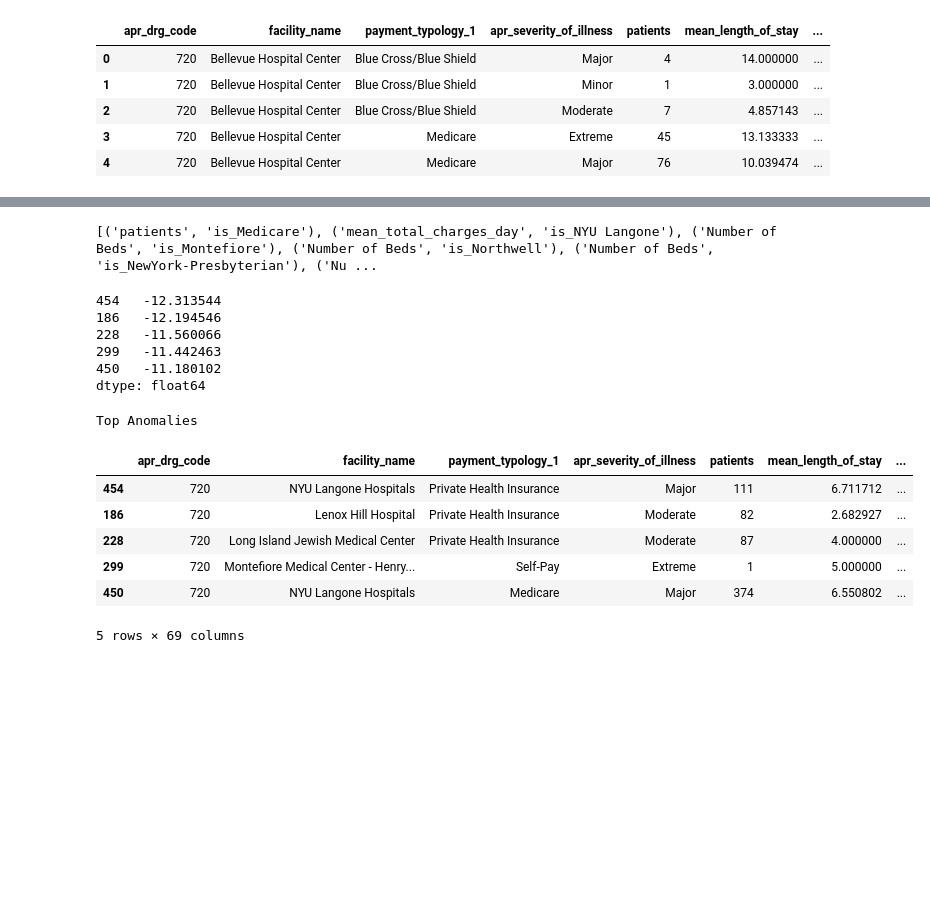
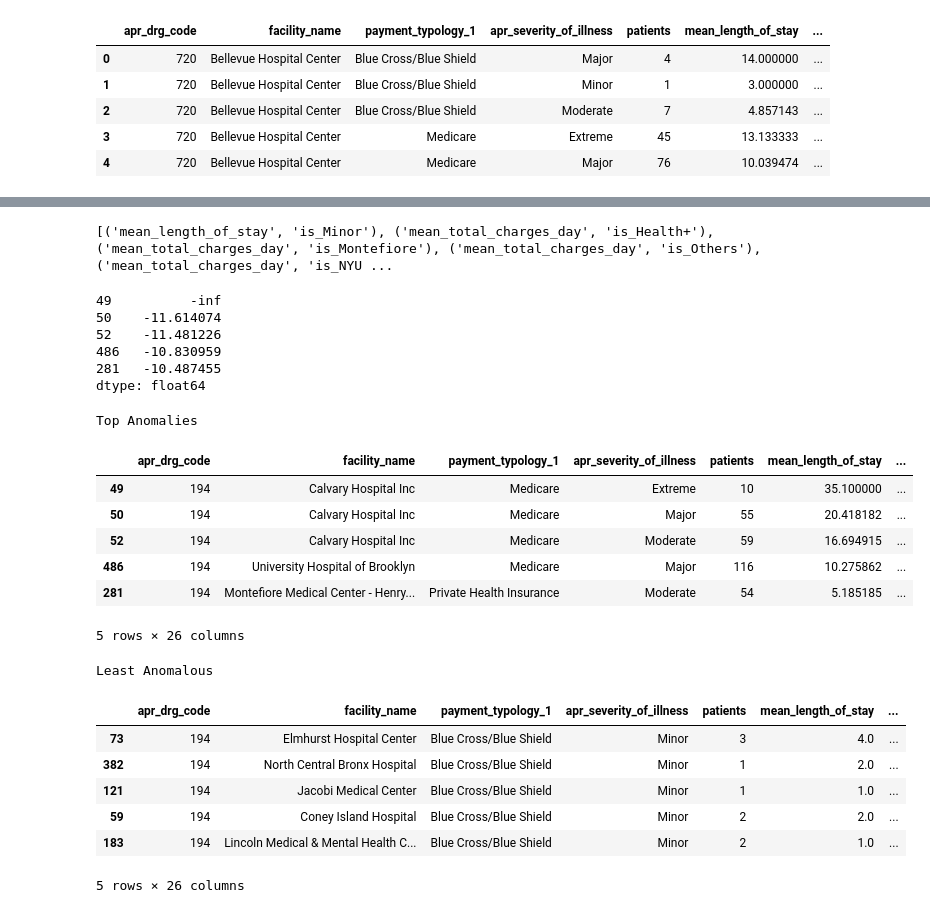
Before and after one commit to westerleyy/medicareinNYC, a Jupyter notebook: analytics/bayes_net_analysis.ipynb, the cells around one changed output, grey strips where cells are left out. Cells and saved outputs as stored; diff of their text form; code cells hidden in the pictures; blank space fills up the shorter version.

Commit message:
least anomalous

```diff
--- a/analytics/bayes_net_analysis.ipynb
+++ b/analytics/bayes_net_analysis.ipynb
@@ -20,3 +20,6 @@ septicemia2017.head()
 | 2 | 720 | Bellevue Hospital Center | Blue Cross/Blue Shield | Moderate | 7 | 4.857143 | ... |
 | 3 | 720 | Bellevue Hospital Center | Medicare | Extreme | 45 | 13.133333 | ... |
 | 4 | 720 | Bellevue Hospital Center | Medicare | Major | 76 | 10.039474 | ... |
+# %%
+septicemia2017 = pd.read_csv('../data/sparcs/heart_failure/summary_2017.csv')
+septicemia2017.head()
@@ -23,10 +33,12 @@ septicemia2017.head()
 # %%
 def flatten_categories(df, col):
+    new_cols = []
     for category in df[col].unique():
+        new_cols.append('is_' + str(category))
         df['is_' + str(category)] = df.apply(lambda x: 1 if x[col] == category else 0, axis=1)
-    return df
+    return (df,new_cols)
 
-septicemia2017 = flatten_categories(septicemia2017, 'payment_typology_1')
-septicemia2017 = flatten_categories(septicemia2017, 'apr_severity_of_illness')
-# septicemia2017 = flatten_categories(septicemia2017, 'facility_name')
-septicemia2017 = flatten_categories(septicemia2017, 'System')
+
+septicemia2017, payment_cols = flatten_categories(septicemia2017, 'payment_typology_1')
+septicemia2017, severe_cols  = flatten_categories(septicemia2017, 'apr_severity_of_illness')
+septicemia2017, system_cols  = flatten_categories(septicemia2017, 'System')
@@ -96,0 +45,5 @@ data.head()
+# %%
+cols = ['patients', 'mean_length_of_stay','mean_total_charges_day']#, 'Number of Beds' ]
+
+data = septicemia2017[cols+payment_cols+severe_cols+system_cols].copy()
+data.head()
@@ -114,7 +70,7 @@ hc = HillClimbSearch(data, scoring_method = BicScore(data))
 bic_best_model = hc.estimate()
 print(bic_best_model.edges(), "\n")
 # %% [output]
-[('patients', 'is_Medicare'), ('mean_total_charges_day', 'is_NYU Langone'), ('Number of Beds', 'is_Montefiore'), ('Number of Beds', 'is_Northwell'), ('Number of Beds', 'is_NewYork-Presbyterian'), ('Nu ...
+[('mean_length_of_stay', 'is_Minor'), ('mean_total_charges_day', 'is_Health+'), ('mean_total_charges_day', 'is_Montefiore'), ('mean_total_charges_day', 'is_Others'), ('mean_total_charges_day', 'is_NYU ...
 # %%
 def LL(x,model,verbose=False):
     loglike = 0
@@ -136,26 +92,37 @@ def LL(x,model,verbose=False):
 model = BayesianModel( bic_best_model.edges() )
 model.fit(data, estimator=MaximumLikelihoodEstimator)
 exmp = data.apply(lambda x: LL(x, model), axis=1)
+exmp2=pd.Series(exmp)
+exmp2.index = septicemia2017.index
+exmp2.sort_values().head(5)
+# %% [output]
+49          -inf
+50    -11.614074
+52    -11.481226
+486   -10.830959
+281   -10.487455
+dtype: float64
 # %%
-exmp2=pd.Series(exmp)
-exmp2.index = septicemia2017.index
-exmp2.sort_values().head(5)
+print("Top Anomalies")
+septicemia2017.iloc[exmp2.sort_values().head(5).index]
 # %% [output]
-454   -12.313544
-186   -12.194546
-228   -11.560066
-299   -11.442463
-450   -11.180102
-dtype: float64
+Top Anomalies
+|  | apr_drg_code | facility_name | payment_typology_1 | apr_severity_of_illness | patients | mean_length_of_stay | ... |
+| 49 | 194 | Calvary Hospital Inc | Medicare | Extreme | 10 | 35.100000 | ... |
+| 50 | 194 | Calvary Hospital Inc | Medicare | Major | 55 | 20.418182 | ... |
+| 52 | 194 | Calvary Hospital Inc | Medicare | Moderate | 59 | 16.694915 | ... |
+| 486 | 194 | University Hospital of Brooklyn | Medicare | Major | 116 | 10.275862 | ... |
+| 281 | 194 | Montefiore Medical Center - Henry... | Private Health Insurance | Moderate | 54 | 5.185185 | ... |
+5 rows × 26 columns
 # %%
-print("Top Anomalies")
-septicemia2017.iloc[exmp2.sort_values().head(5).index] #11483.51,4901.12,15590.689779
+print("Least Anomalous")
+septicemia2017.iloc[exmp2.sort_values(ascending=False).head(5).index] #11483.51,4901.12,15590.689779
 # %% [output]
-Top Anomalies
+Least Anomalous
 |  | apr_drg_code | facility_name | payment_typology_1 | apr_severity_of_illness | patients | mean_length_of_stay | ... |
-| 454 | 720 | NYU Langone Hospitals | Private Health Insurance | Major | 111 | 6.711712 | ... |
-| 186 | 720 | Lenox Hill Hospital | Private Health Insurance | Moderate | 82 | 2.682927 | ... |
-| 228 | 720 | Long Island Jewish Medical Center | Private Health Insurance | Moderate | 87 | 4.000000 | ... |
-| 299 | 720 | Montefiore Medical Center - Henry... | Self-Pay | Extreme | 1 | 5.000000 | ... |
-| 450 | 720 | NYU Langone Hospitals | Medicare | Major | 374 | 6.550802 | ... |
+| 73 | 194 | Elmhurst Hospital Center | Blue Cross/Blue Shield | Minor | 3 | 4.0 | ... |
+| 382 | 194 | North Central Bronx Hospital | Blue Cross/Blue Shield | Minor | 1 | 2.0 | ... |
+| 121 | 194 | Jacobi Medical Center | Blue Cross/Blue Shield | Minor | 1 | 1.0 | ... |
+| 59 | 194 | Coney Island Hospital | Blue Cross/Blue Shield | Minor | 2 | 2.0 | ... |
+| 183 | 194 | Lincoln Medical & Mental Health C... | Blue Cross/Blue Shield | Minor | 2 | 1.0 | ... |
-5 rows × 69 columns
+5 rows × 26 columns
```
Also changed, not shown: parts of 6 cells of this notebook.
